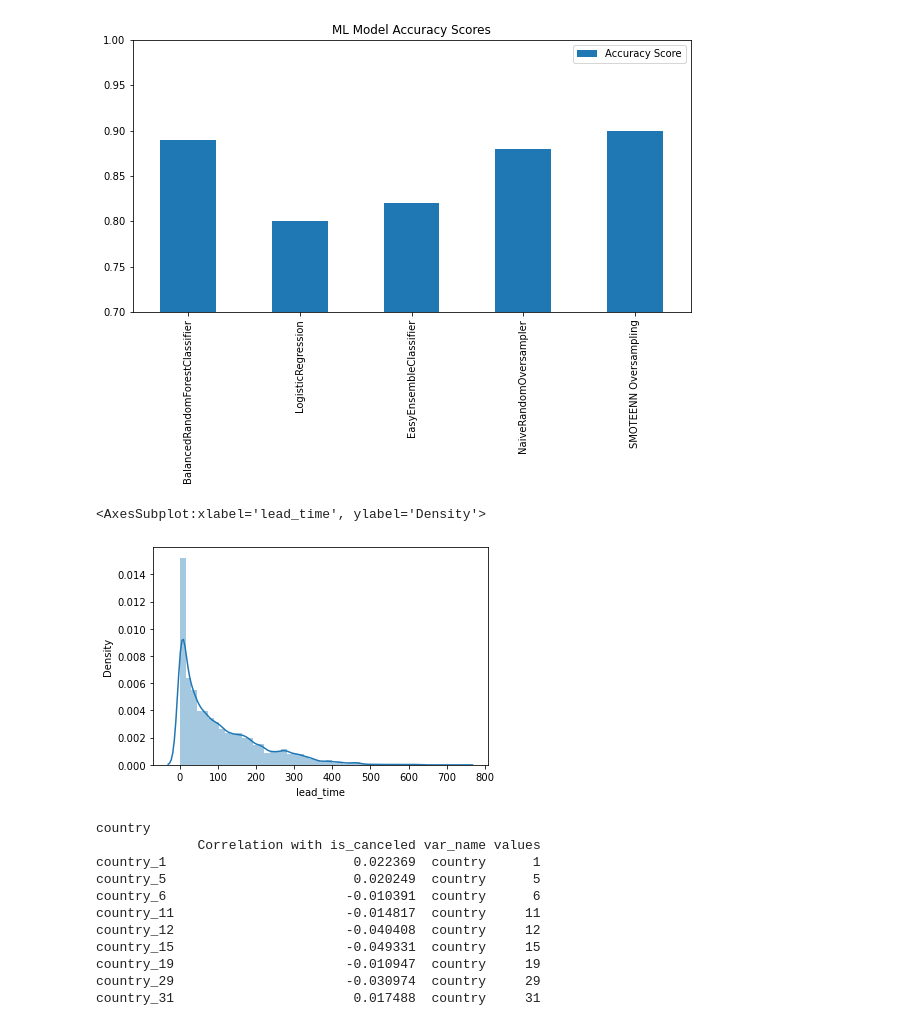
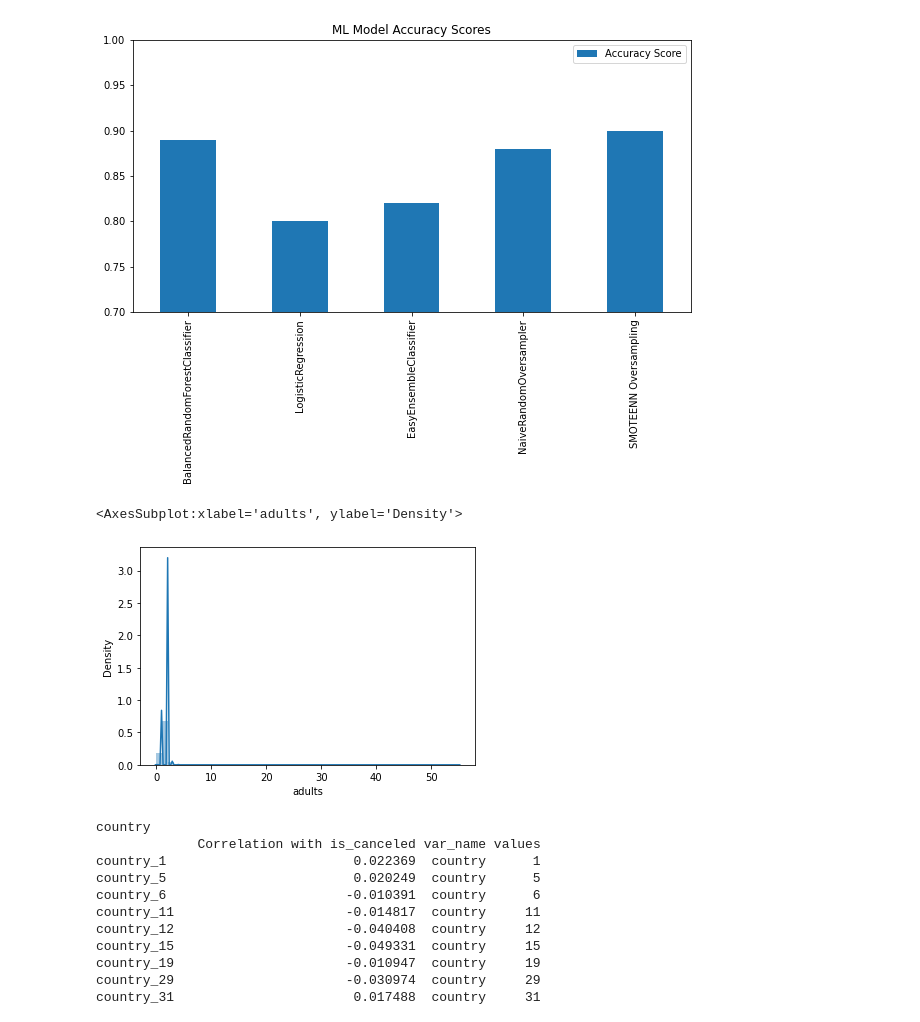
Before and after one commit to DamaniW/FinalProject, a Jupyter notebook: hotel_analysis.ipynb, the cells around one changed output. Saved outputs shown, nothing was run; the diff lists cells and outputs as text; code cells hidden in the pictures.

```diff
--- a/hotel_analysis.ipynb
+++ b/hotel_analysis.ipynb
@@ -696,10 +696,10 @@ plt.show()
 # %% [output]
 [figure]
 # %%
-sns.distplot(hotel['lead_time'])
+sns.distplot(hotel['adults'])
 # %% [output]
-<AxesSubplot:xlabel='lead_time', ylabel='Density'>
+<AxesSubplot:xlabel='adults', ylabel='Density'>
-[figure, old version]
+[figure, new version]
 # %%
 get_most_important_variables(hotel, ['lead_time', 'country', 'adr', 'total_of_special_requests', 'agent'], threshold_count=10, min_correlation=0.01,
                                  target_var='is_canceled')
```
Also changed, not shown: parts of 4 cells of this notebook, 1 other file.
